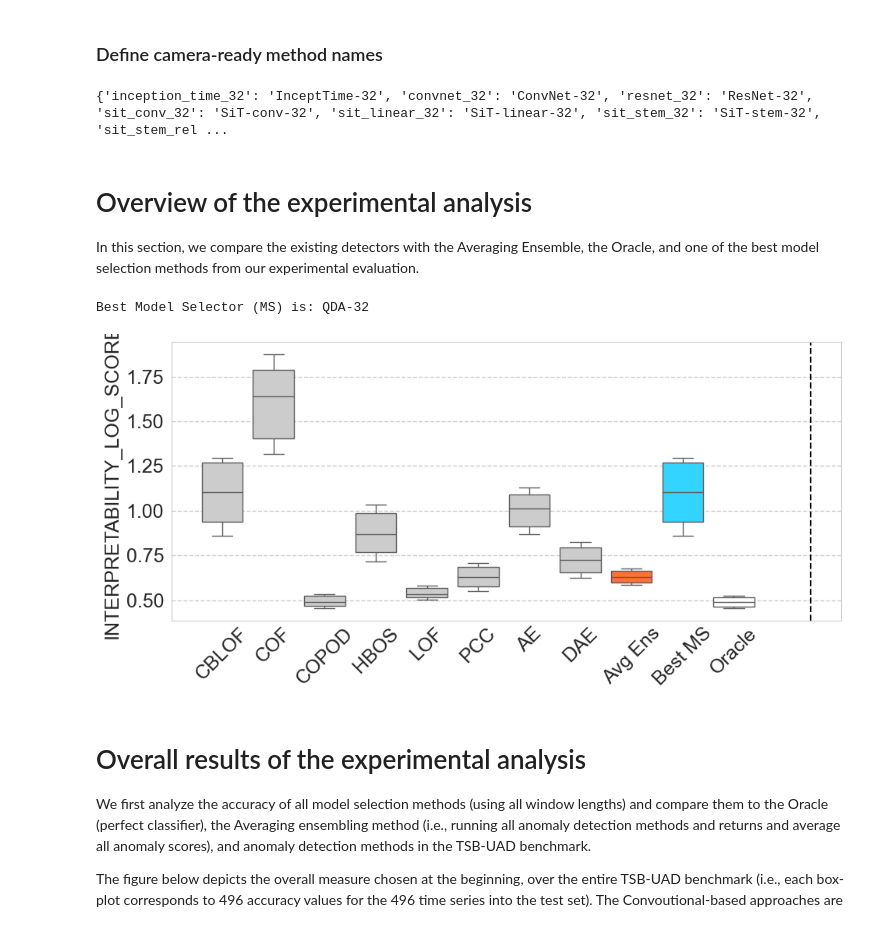
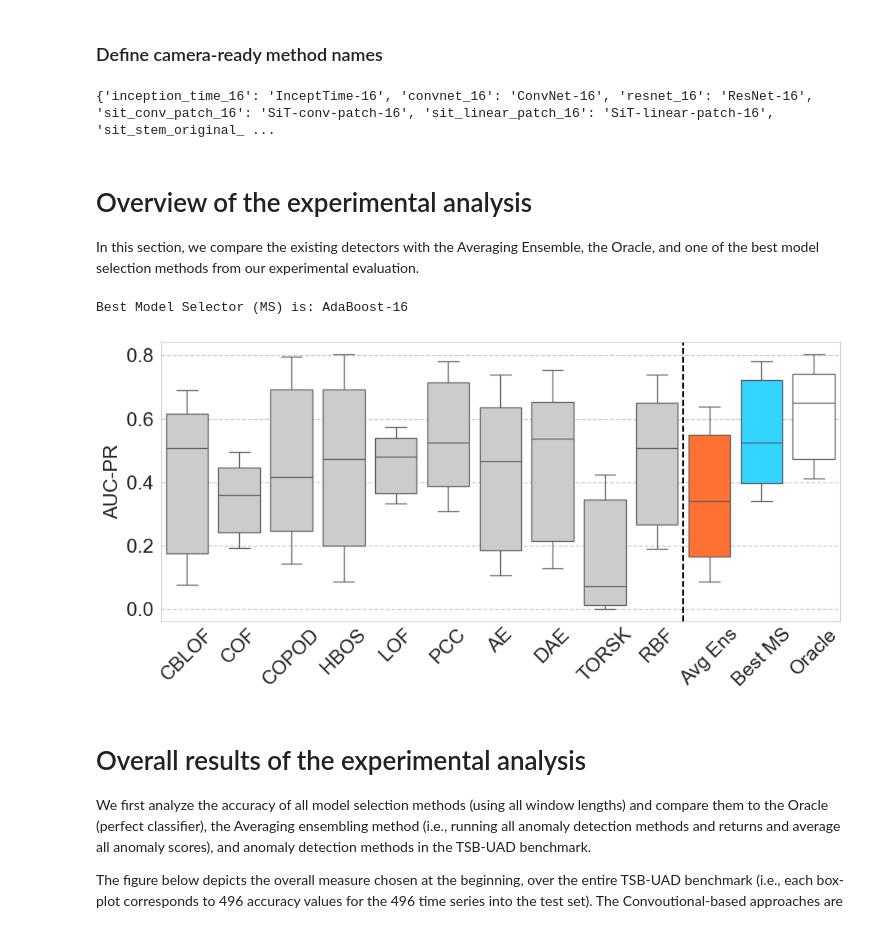
Before and after one commit to doanthihoaithu/MSAD, a Jupyter notebook: experiments/accuracy_analysis/accuracy_evaluation_mts.ipynb, the cells around one changed output. Saved outputs shown, nothing was run; the diff lists cells and outputs as text; code cells hidden in the pictures.

```diff
--- a/experiments/accuracy_analysis/accuracy_evaluation_mts.ipynb
+++ b/experiments/accuracy_analysis/accuracy_evaluation_mts.ipynb
@@ -45,7 +45,7 @@ Please select a measure for the analysis. You can choose between VUS_PR and AUC_
 **Make sure to change to the name of the file that you want to read from**
 # %%
 # Replace this value with "AUC_PR" or "VUS_PR" to obtain the corresponding results
-measure_name = 'INTERPRETABILITY_LOG_SCORE'
+measure_name = 'AUC_PR'
 
 # ['INTERPRETABILITY_HIT_2_SCORE', 'INTERPRETABILITY_LOG_SCORE']
 
@@ -62,9 +62,9 @@ methods_conv = [
     'resnet_{}',]
 
 methods_sit = [
-    'sit_conv_{}',
-    'sit_linear_{}',
-    'sit_stem_{}',
+    'sit_conv_patch_{}',
+    'sit_linear_patch_{}',
+    'sit_stem_original_{}',
     'sit_stem_relu_{}',]
 
 methods_ts = ['rocket_{}']
@@ -81,12 +81,12 @@ methods_feature = [
 
 # old_methods = ['IFOREST', 'LOF', 'MP', 'NORMA', 'IFOREST1', 'HBOS', 'OCSVM','PCA', 'AE', 'CNN', 'LSTM', 'POLY']
 
-old_methods = ['CBLOF', 'COF', 'COPOD', 'HBOS', 'LOF', 'PCC', 'AutoEncoder (AE)', 'DenoisingAutoEncoder (DAE)']
+old_methods = ['CBLOF', 'COF', 'COPOD', 'HBOS', 'LOF', 'PCC', 'AutoEncoder (AE)', 'DenoisingAutoEncoder (DAE)', 'Torsk', 'Random Black Forest (RR)']
 
 Base_methods = ['Avg Ens','Oracle']
 
 # all_length = [16, 32, 64, 128, 256, 512, 768, 1024]
-all_length = [32]
+all_length = config.supported_window_sizes
 
 all_methods_ens = [meth.format(length) for meth in methods_conv for length in all_length]
 all_methods_ens += [meth.format(length) for meth in methods_sit for length in all_length]
@@ -121,15 +121,15 @@ df
 ### Define camera-ready method names
 # %%
 # all_length = [16, 32, 64, 128, 256, 512, 768, 1024]
-all_length = [32]
+all_length = config.supported_window_sizes
 
 template_names = {
     'inception_time_{}': 'InceptTime-{}',
     'convnet_{}': 'ConvNet-{}',
     'resnet_{}': 'ResNet-{}',
-    'sit_conv_{}': 'SiT-conv-{}',
-    'sit_linear_{}': 'SiT-linear-{}',
-    'sit_stem_{}': 'SiT-stem-{}',
+    'sit_conv_patch_{}': 'SiT-conv-patch-{}',
+    'sit_linear_patch_{}': 'SiT-linear-patch-{}',
+    'sit_stem_original_{}': 'SiT-stem-original-{}',
     'sit_stem_relu_{}': 'SiT-stem-ReLU-{}',
     'rocket_{}': 'Rocket-{}',
     'ada_boost_{}': 'AdaBoost-{}',
@@ -153,9 +153,11 @@ template_names = {
     'HBOS': 'HBOS',
     'OCSVM': 'OCSVM',
     'PCA': 'PCA',
+    'Torsk': 'TORSK',
     # 'AE': 'AE',
     'AutoEncoder (AE)': 'AE',
     'DenoisingAutoEncoder (DAE)': 'DAE',
+    'Random Black Forest (RR)': 'RBF',
     'CNN': 'CNN',
     'LSTM': 'LSTM',
     'POLY': 'POLY',
@@ -189,7 +191,7 @@ for length in all_length:
             final_names[key] = value
 print(final_names)
 # %% [output]
-{'inception_time_32': 'InceptTime-32', 'convnet_32': 'ConvNet-32', 'resnet_32': 'ResNet-32', 'sit_conv_32': 'SiT-conv-32', 'sit_linear_32': 'SiT-linear-32', 'sit_stem_32': 'SiT-stem-32', 'sit_stem_rel ...
+{'inception_time_16': 'InceptTime-16', 'convnet_16': 'ConvNet-16', 'resnet_16': 'ResNet-16', 'sit_conv_patch_16': 'SiT-conv-patch-16', 'sit_linear_patch_16': 'SiT-linear-patch-16', 'sit_stem_original_ ...
 # %% [markdown]
 # Overview of the experimental analysis
 
@@ -203,37 +205,37 @@ def plot_result_boxplot_dataset():
     # Calculate the mean performance for each Model Selector (MS)
     method_means = df[[x for x in all_methods_ens if x in df.columns]].mean()
     best_ms = method_means.idxmax() # Best MS may differ since results are may slightly vary (although distributions are solid)
 #     best_ms = 'resnet_1024' # Best model selector at the time publishing of our paper
     print(f"Best Model Selector (MS) is: {final_names[best_ms]}")
 
     # old_method_order = ['OCSVM','POLY','LSTM','CNN','HBOS','PCA','IFOREST','AE','LOF','IFOREST1','MP','NORMA']
-    old_method_order = ['CBLOF','COF','COPOD','HBOS','LOF','PCC','AutoEncoder (AE)','DenoisingAutoEncoder (DAE)']
+    old_method_order = ['CBLOF','COF','COPOD','HBOS','LOF','PCC','AutoEncoder (AE)','DenoisingAutoEncoder (DAE)','Torsk', 'Random Black Forest (RR)']
     my_pal = {method: methods_colors["detectors"] for method in old_method_order}
     my_pal = {**my_pal, **{"Avg Ens": methods_colors["avg_ens"], best_ms: methods_colors["best_ms"], 'Oracle': methods_colors["oracle"] }}
 
     tmp_methods = old_method_order + ['Avg Ens', best_ms, 'Oracle']
     bplot = sns.boxplot(data=df[tmp_methods], palette=my_pal, showfliers = False, saturation=1, whis=0.241289844)
 
     xticks_labels = []
     for x in tmp_methods:
         if x != best_ms:
             xticks_labels.append(final_names[x])
         else:
             xticks_labels.append(final_names['best_ms'])
 
     plt.xticks(list(range(len(xticks_labels))), xticks_labels, rotation=45)
     plt.ylabel(final_names[measure_name])
 
-    plt.axvline(11.5, color='black', linestyle='--')
+    plt.axvline(9.5, color='black', linestyle='--')
     plt.tight_layout()
 #     plt.savefig(figure_path.format('1_intro_fig_1'), transparent=True)
     plt.show()
     plt.close()
 
 plot_result_boxplot_dataset()
 # %% [output]
-Best Model Selector (MS) is: QDA-32
+Best Model Selector (MS) is: AdaBoost-16
-[figure, old version]
+[figure, new version]
 # %% [markdown]
 # Overall results of the experimental analysis
 
```
Also changed, not shown: parts of 5 cells of this notebook, 29 other files.
